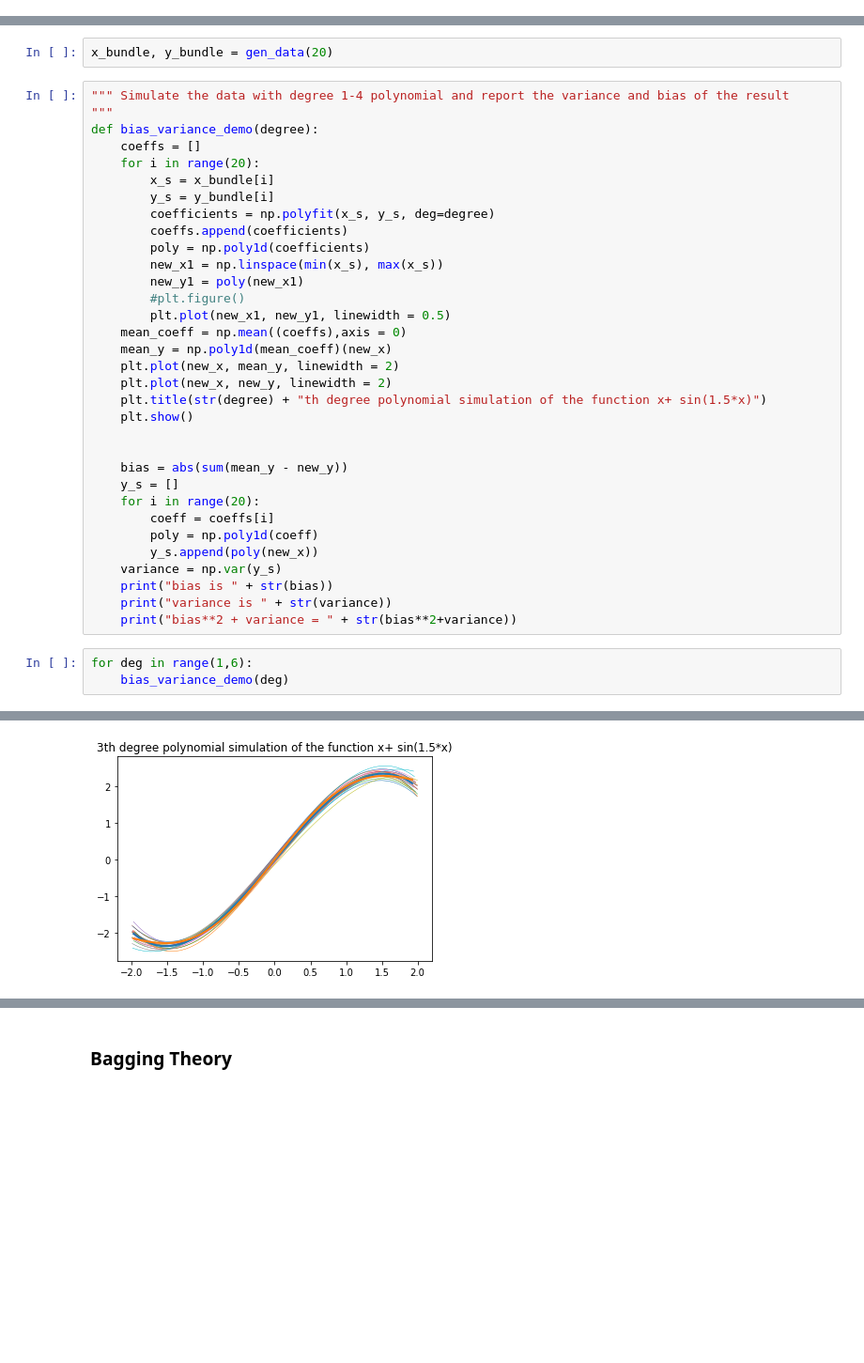
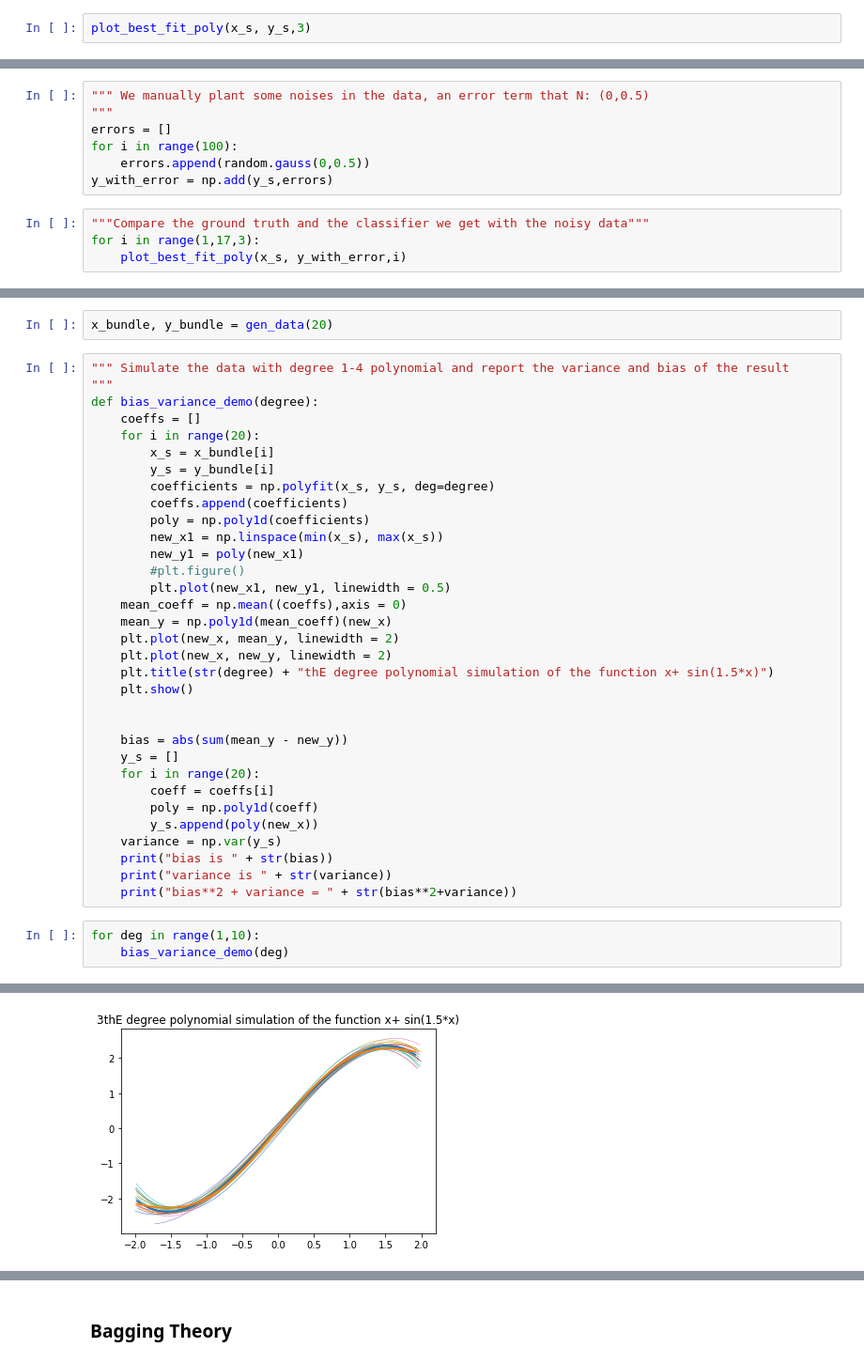
Before and after one commit to OscarXZQ/BaggingTutorial, a Jupyter notebook: Bagging.ipynb, the cells around one changed output, grey strips where cells are left out. Shown: that part at 94% size. Saved outputs shown, nothing was run; the diff lists cells and outputs as text; blank space fills up the shorter version.

```diff
--- a/Bagging.ipynb
+++ b/Bagging.ipynb
@@ -131,0 +128,2 @@ plt.plot(x_s, y_s,"o", new_x, new_y, linewidth = 3)
+# %%
+plot_best_fit_poly(x_s, y_s,3)
@@ -135,3 +135,14 @@ If we use degree 3,5,100, we will get the same result! Since we are ust putting
 ### ex.3. Error term
 # %% [markdown]
 In real life, it is almost impossible to get a set of perfect gauched data. There is a thousand ways to get things wrong. In this part, let jump out of the perfect examples and step our foot in the real life scenarios with error.
+# %%
+""" We manually plant some noises in the data, an error term that N: (0,0.5)
+"""
+errors = []
+for i in range(100):
+    errors.append(random.gauss(0,0.5))
+y_with_error = np.add(y_s,errors)
+# %%
+"""Compare the ground truth and the classifier we get with the noisy data"""
+for i in range(1,17,3):
+    plot_best_fit_poly(x_s, y_with_error,i)
@@ -189,7 +215,7 @@ def bias_variance_demo(degree):
     mean_y = np.poly1d(mean_coeff)(new_x)
     plt.plot(new_x, mean_y, linewidth = 2)
     plt.plot(new_x, new_y, linewidth = 2)
-    plt.title(str(degree) + "th degree polynomial simulation of the function x+ sin(1.5*x)")
+    plt.title(str(degree) + "thE degree polynomial simulation of the function x+ sin(1.5*x)")
     plt.show()
 
 
@@ -204,6 +230,6 @@ def bias_variance_demo(degree):
     print("variance is " + str(variance))
     print("bias**2 + variance = " + str(bias**2+variance))
 # %%
-for deg in range(1,6):
+for deg in range(1,10):
     bias_variance_demo(deg)
 # %% [output]
@@ -218 +244 @@ bias + variance = 5.555299612086037
-[figure, old version]
+[figure, new version]
```
Also changed, not shown: parts of 29 cells of this notebook.
